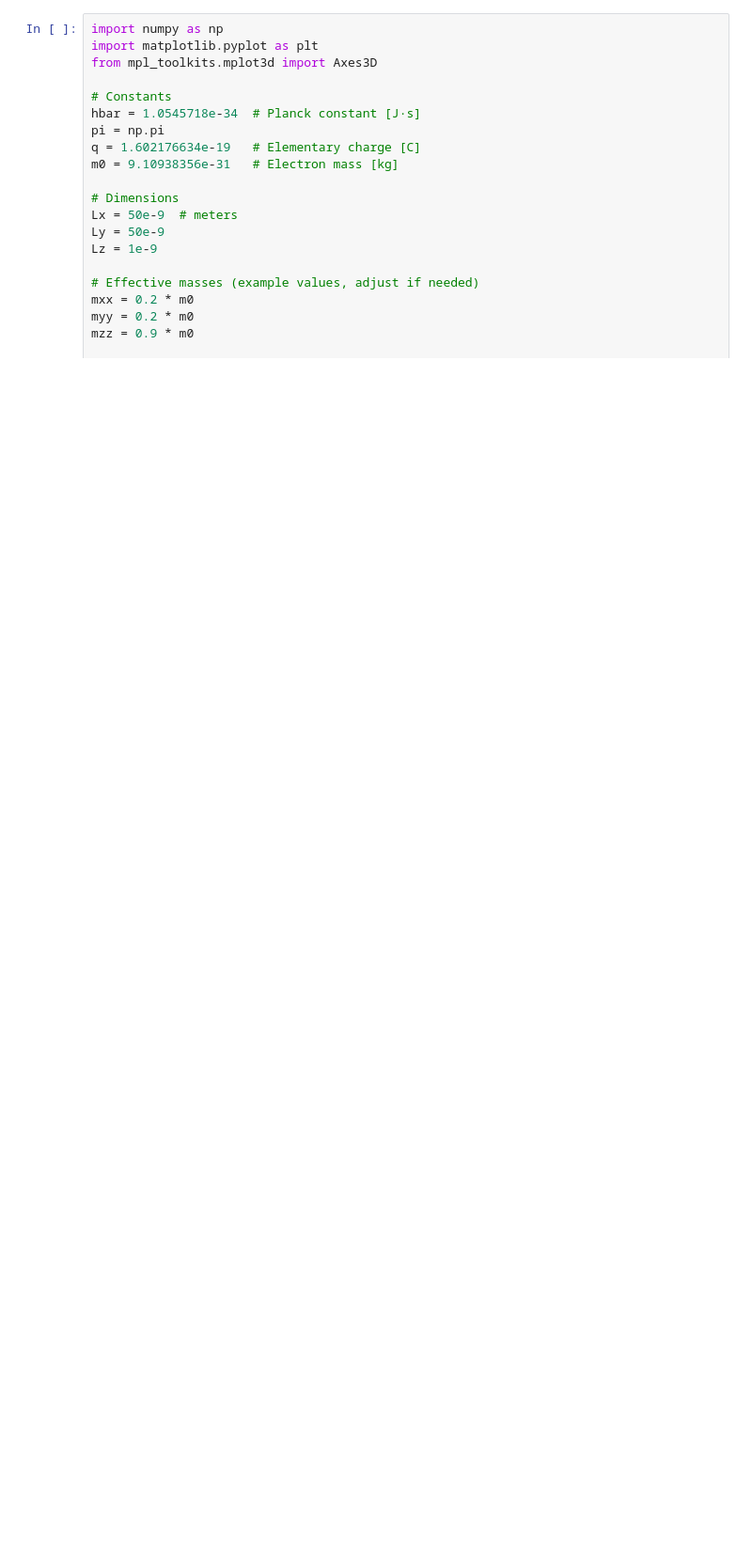
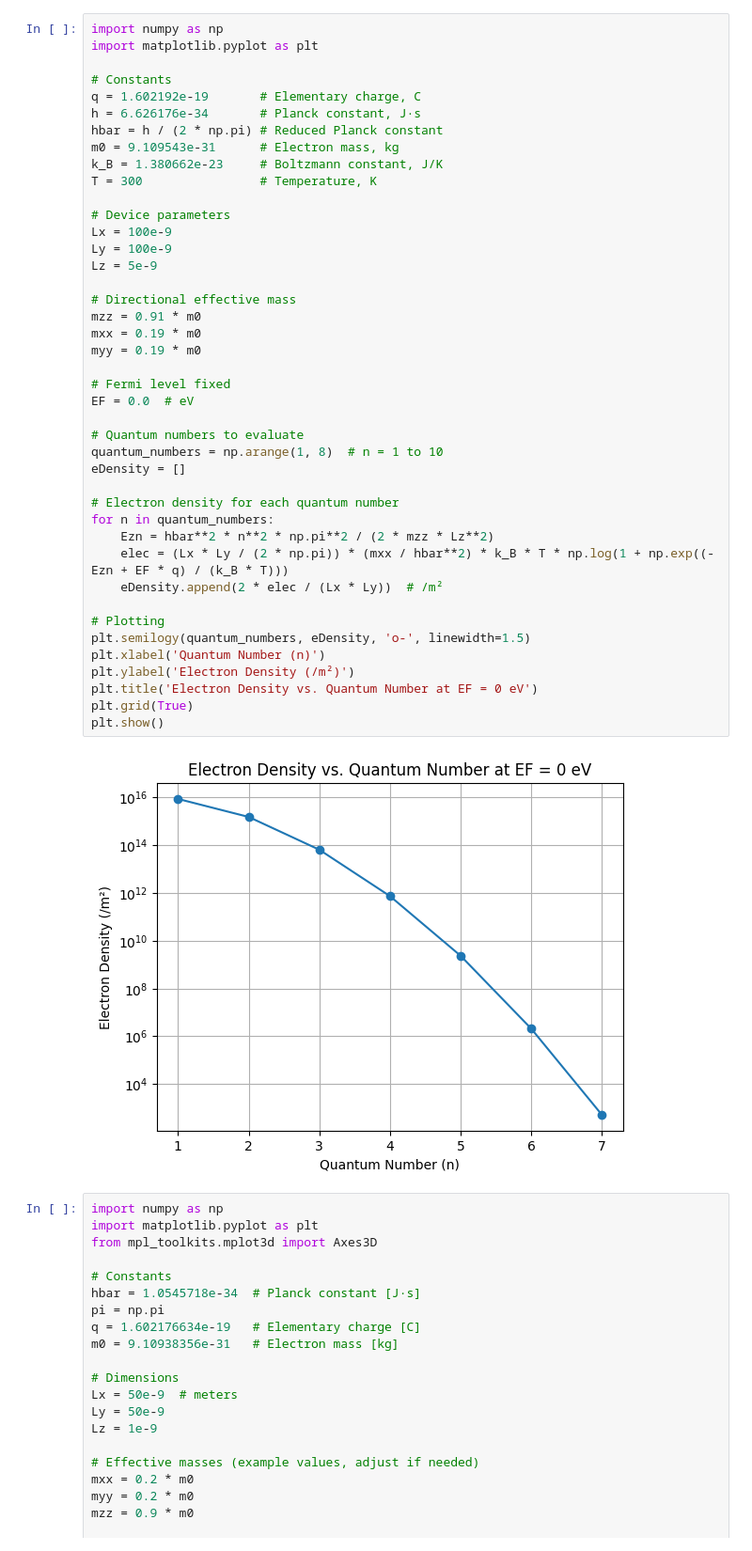
Before and after one commit to Shinchul-Park/Physics_mosfet_Hong, a Jupyter notebook: 11_subband in 3D.ipynb, the cells around one changed output. Shown at 94% size. Saved outputs shown, nothing was run; the diff lists cells and outputs as text; blank space fills up the shorter version.

```diff
--- a/11_subband in 3D.ipynb
+++ b/11_subband in 3D.ipynb
@@ -140,6 +217,50 @@ plt.title('Electron Density vs Maximum Quantum Number')
 plt.show()
 # %% [output]
 [figure]
+# %%
+import numpy as np
+import matplotlib.pyplot as plt
+
+# Constants
+q = 1.602192e-19       # Elementary charge, C
+h = 6.626176e-34       # Planck constant, J·s
+hbar = h / (2 * np.pi) # Reduced Planck constant
+m0 = 9.109543e-31      # Electron mass, kg
+k_B = 1.380662e-23     # Boltzmann constant, J/K
+T = 300                # Temperature, K
+
+# Device parameters
+Lx = 100e-9
+Ly = 100e-9
+Lz = 5e-9
+
+# Directional effective mass
+mzz = 0.91 * m0
+mxx = 0.19 * m0
+myy = 0.19 * m0
+
+# Fermi level fixed
+EF = 0.0  # eV
+
+# Quantum numbers to evaluate
+quantum_numbers = np.arange(1, 8)  # n = 1 to 10
+eDensity = []
+
+# Electron density for each quantum number
+for n in quantum_numbers:
+    Ezn = hbar**2 * n**2 * np.pi**2 / (2 * mzz * Lz**2)
+    elec = (Lx * Ly / (2 * np.pi)) * (mxx / hbar**2) * k_B * T * np.log(1 + np.exp((-Ezn + EF * q) / (k_B * T)))
+    eDensity.append(2 * elec / (Lx * Ly))  # /m²
+
+# Plotting
+plt.semilogy(quantum_numbers, eDensity, 'o-', linewidth=1.5)
+plt.xlabel('Quantum Number (n)')
+plt.ylabel('Electron Density (/m²)')
+plt.title('Electron Density vs. Quantum Number at EF = 0 eV')
+plt.grid(True)
+plt.show()
+# %% [output]
+[figure, added]
 # %%
 import numpy as np
 import matplotlib.pyplot as plt
```
Also changed, not shown: parts of 9 cells of this notebook, 1 other file.
